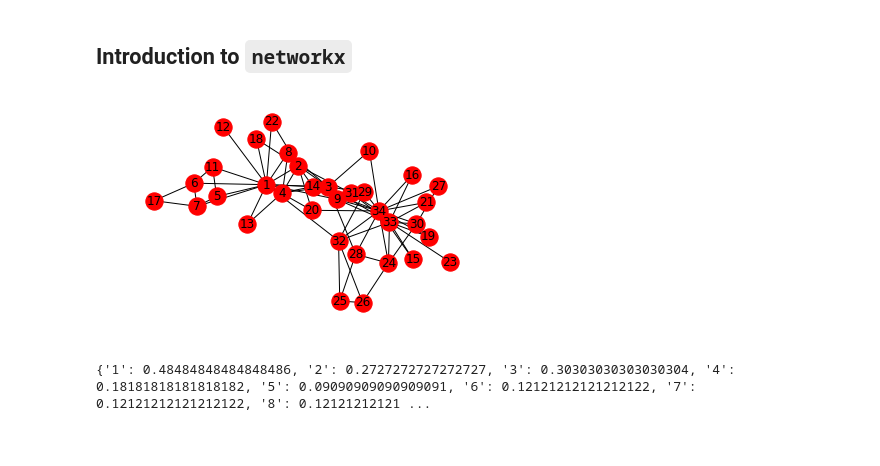
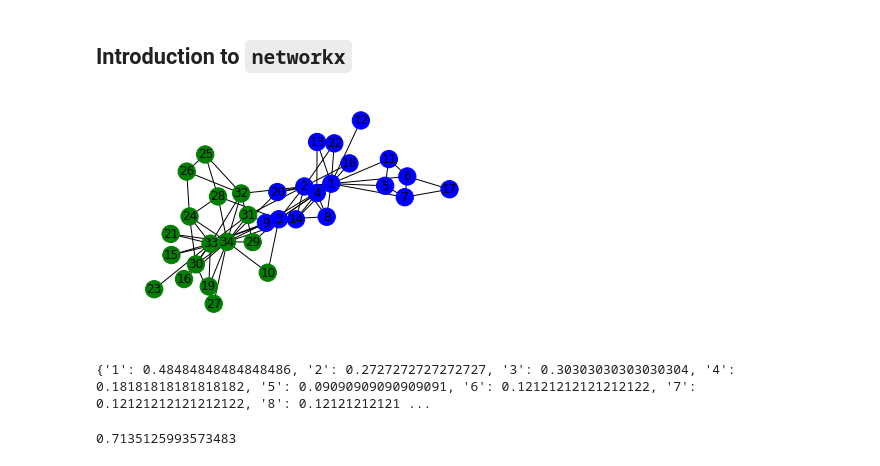
Before and after one commit to allisonmorgan/sicss_boulder, a Jupyter notebook: day_3/case_study_1.ipynb, the cells around one changed output. Drawn from its saved outputs; the diff is of its cells as text; code cells hidden in the pictures.

```diff
--- a/day_3/case_study_1.ipynb
+++ b/day_3/case_study_1.ipynb
@@ -48,9 +46,26 @@ with open("karate_edges_77.txt", 'rb') as file:
+# %%
+with open('karate_edges_77.txt', 'rb') as file:
+    G = nx.read_edgelist(file) # read in the edges
+
+groups = {}
+with open('karate_groups.txt', 'r') as file:
+    for line in file:
+        [node, group] = re.split(r'\t+', line.strip())
+        groups[node] = int(group)
+
+nx.set_node_attributes(G, name = 'group', values = groups) # add attributes to the nodes (e.g. group membership)
 # %% [markdown]
 ## Introduction to `networkx`
 # %%
 position = nx.spring_layout(G)
 nx.draw_networkx_labels(G, pos = position)
-nx.draw(G, pos = position) # to visualize a graph
+
+colors = [] # color the nodes acording to their group
+for attr in nx.get_node_attributes(G, 'group').values():
+    if attr == 1: colors.append('blue')
+    else: colors.append('green')
+
+nx.draw(G, position, node_color = colors) # visualize the graph
 # %% [output]
-[figure, old version]
+[figure, new version]
 # %%
@@ -58,2 +74,7 @@ print(nx.degree_centrality(G)) # to compute the degree centrality for all nodes
 # %% [output]
 {'1': 0.48484848484848486, '2': 0.2727272727272727, '3': 0.30303030303030304, '4': 0.18181818181818182, '5': 0.09090909090909091, '6': 0.12121212121212122, '7': 0.12121212121212122, '8': 0.12121212121 ...
+# %%
+assort = nx.attribute_assortativity_coefficient(G, 'group') # calculate the network assortativity
+print(assort)
+# %% [output]
+0.7135125993573483
```
Also changed, not shown: parts of 5 cells of this notebook, 9 other files.
